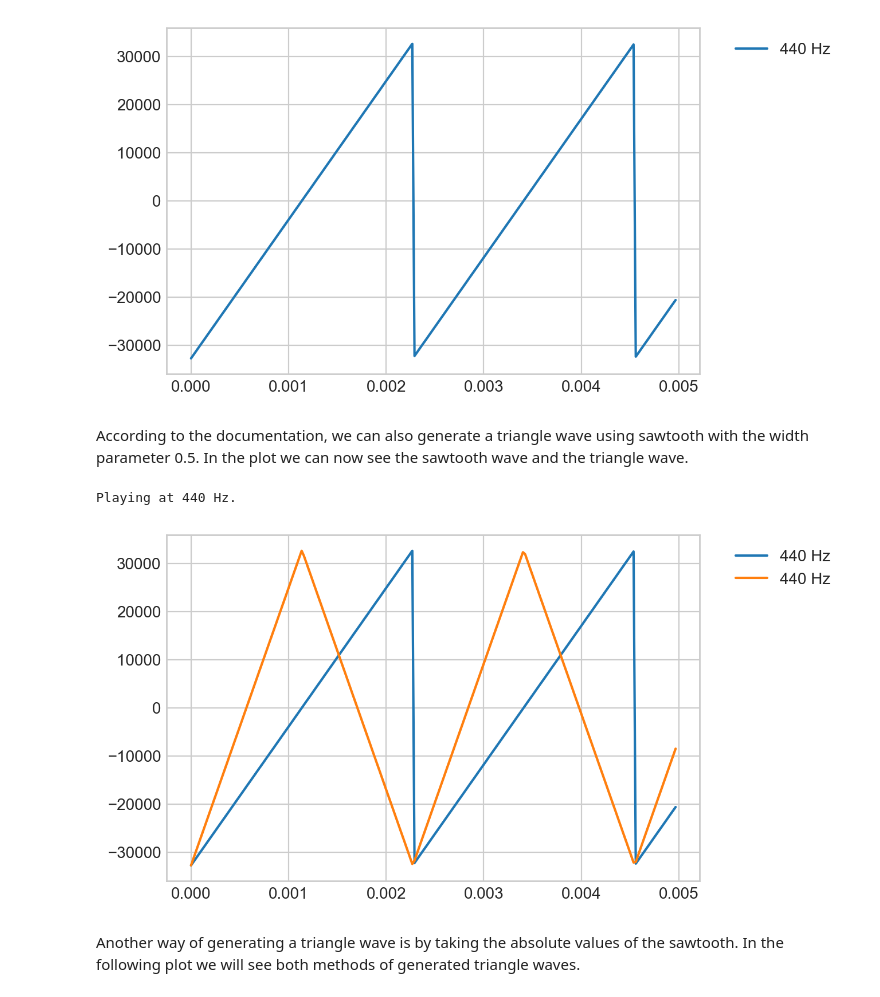
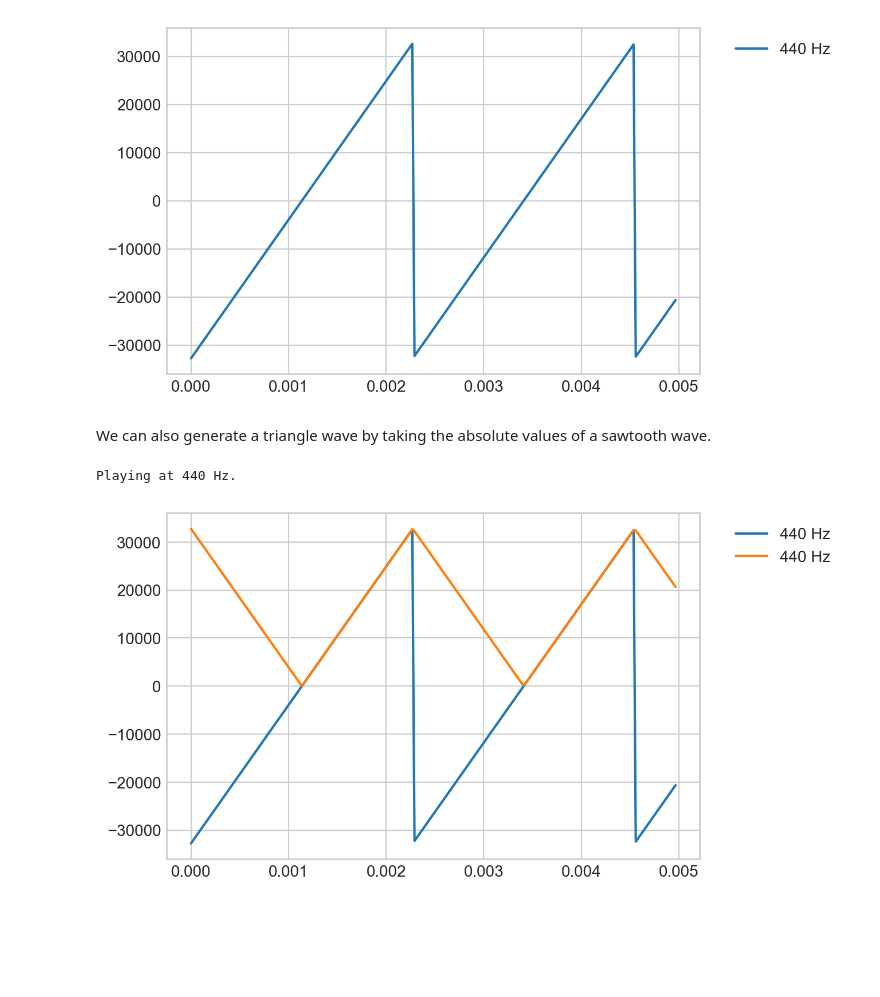
Before and after one commit to nsiicm0/HSLU-PRA, a Jupyter notebook: WK1/Submission.ipynb, the cells around one changed output. Cells and saved outputs as stored; diff of their text form; code cells hidden in the pictures; blank space fills up the shorter version.

```diff
--- a/WK1/Submission.ipynb
+++ b/WK1/Submission.ipynb
@@ -219,12 +230,10 @@ play_simple_sounds([440], modfun=signal.sawtooth,plot_window_size_nth=200)
 # %% [output]
 Playing at 440 Hz.
 [figure]
-# %% [markdown]
-According to the documentation, we can also generate a triangle wave using sawtooth with the width parameter 0.5. In the plot we can now see the sawtooth wave and the triangle wave.
+# %% [markdown]
+We can also generate a triangle wave by taking the absolute values of a sawtooth wave.
 # %%
-play_simple_sounds([440], modfun=[lambda x: signal.sawtooth(x), lambda x: signal.sawtooth(x,0.5)], plot_window_size_nth=200)
+play_simple_sounds([440], modfun=[lambda x: (x % (np.pi * 2)) - np.mean(x % (np.pi * 2)),lambda x: np.abs((x % (np.pi * 2)) - np.mean(x % (np.pi * 2)))], plot_window_size_nth=200)
 # %% [output]
 Playing at 440 Hz.
-[figure, old version]
+[figure, new version]
-# %% [markdown]
-Another way of generating a triangle wave is by taking the absolute values of the sawtooth. In the following plot we will see both methods of generated triangle waves.
```
Also changed, not shown: parts of 7 cells of this notebook, 1 other file.
